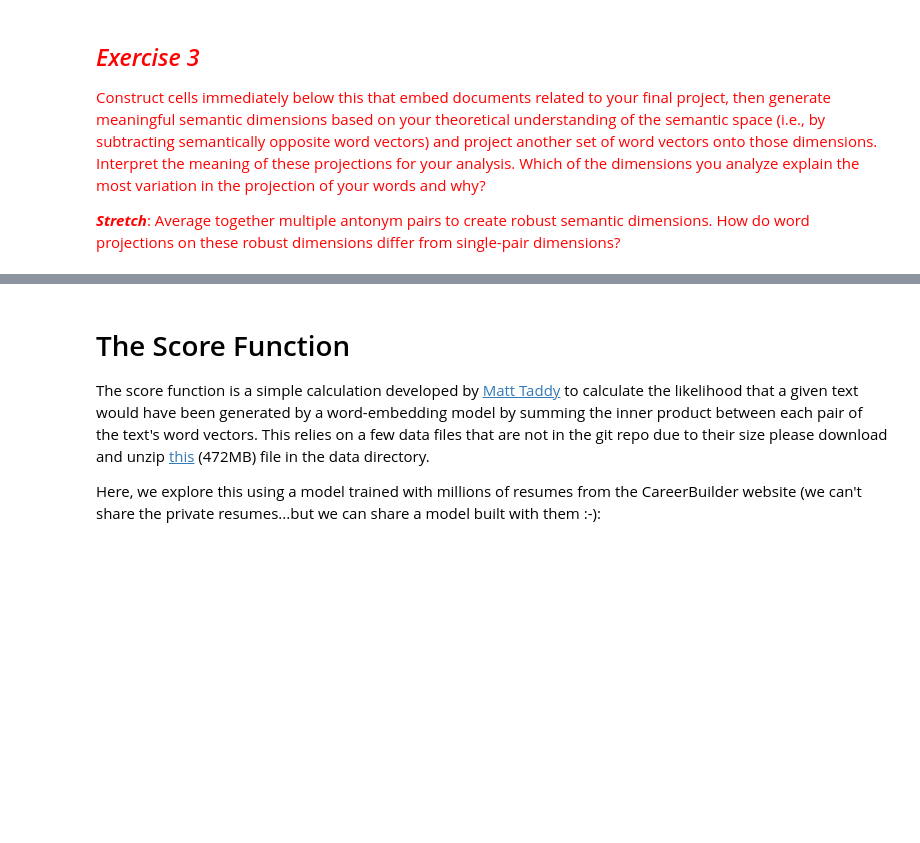
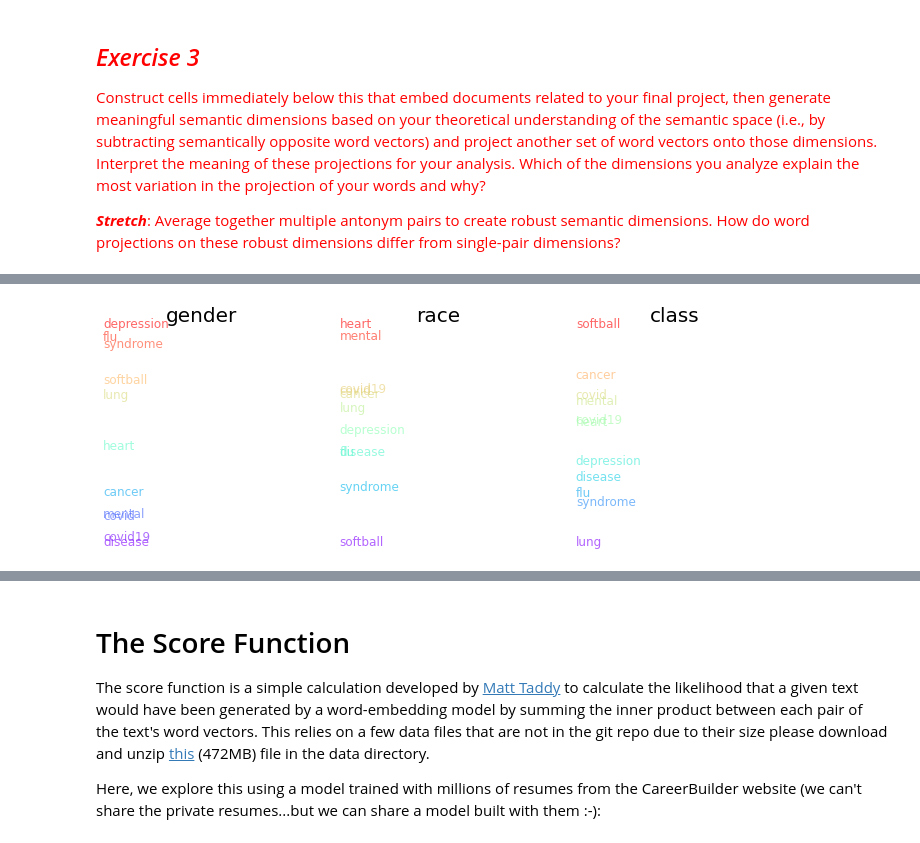
Before and after one commit to floriatea/CCA_NLP, a Jupyter notebook: Homework-Notebooks-2023/week-4/4-Word-Embeddings.ipynb, the cells around one changed output, grey strips where cells are left out. Cells and saved outputs as stored; diff of their text form; code cells hidden in the pictures; blank space fills up the shorter version.

```diff
--- a/Homework-Notebooks-2023/week-4/4-Word-Embeddings.ipynb
+++ b/Homework-Notebooks-2023/week-4/4-Word-Embeddings.ipynb
@@ -1380,0 +1451,11 @@ plt.show()
+# %%
+fig = plt.figure(figsize = (12,4))
+ax1 = fig.add_subplot(131)
+PlotDimension(ax1, Diseasedf, 'gender')
+ax2 = fig.add_subplot(132)
+PlotDimension(ax2, Diseasedf, 'race')
+ax3 = fig.add_subplot(133)
+PlotDimension(ax3, Diseasedf, 'class')
+plt.show()
+# %% [output]
+[figure, added]
```
Also changed, not shown: parts of 15 cells of this notebook.
